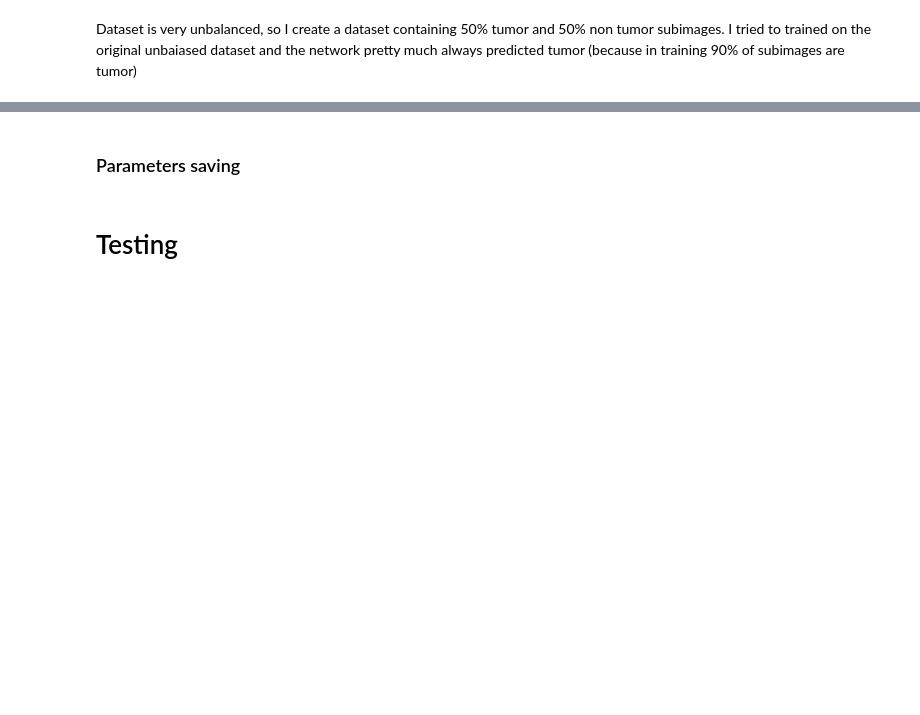
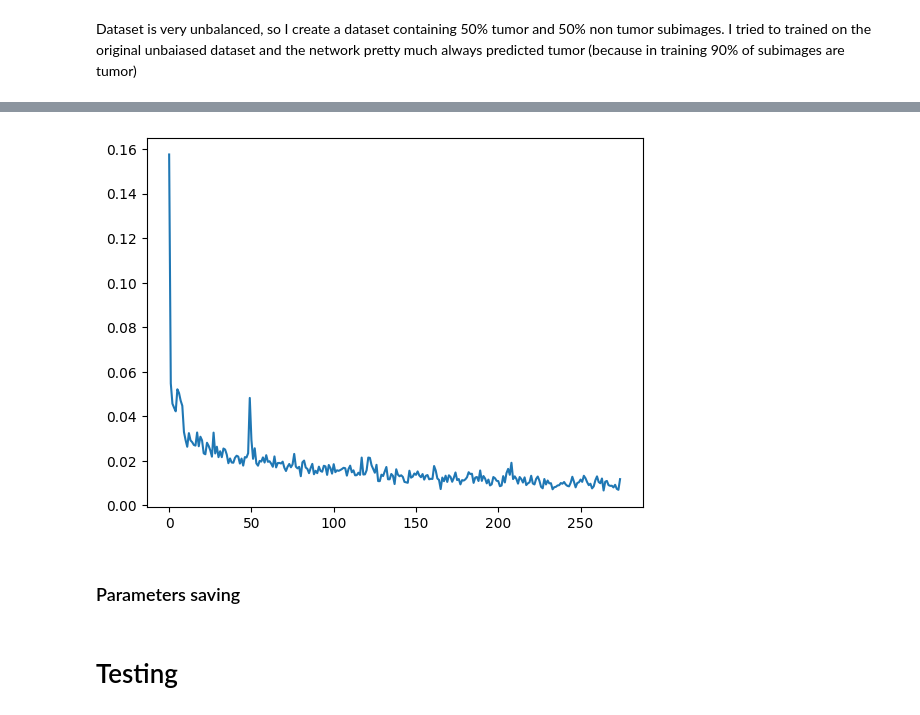
Before and after one commit to Luca-Olivieri/NAML_project, a Jupyter notebook: src/main_new.ipynb, the cells around one changed output, grey strips where cells are left out. Saved outputs shown, nothing was run; the diff lists cells and outputs as text; code cells hidden in the pictures; blank space fills up the shorter version.

```diff
--- a/src/main_new.ipynb
+++ b/src/main_new.ipynb
@@ -678,16 +691,18 @@ save = True # regardless of the actual training
 Dataset is very unbalanced, so I create a dataset containing 50% tumor and 50% non tumor subimages.
 I tried to trained on the original unbaiased dataset and the network pretty much always predicted tumor (because in training 90% of subimages are tumor)
 # %%
-undersampled_loader = None
+train_loader = None
 val_loader = None
 # %%
 if training == True:
-  batch_size = 100
 
-  del undersampled_loader, val_loader
+  batch_size = 200
+
+  del train_loader, val_loader
   torch.cuda.empty_cache()
 
-  undersampled_loader, val_loader = create_dataloader(batch_size, n=20_000, p=0.5)
-	# n denotes the number of 64x64 images,
-	# p denote the percentage of non-tumor images
+  train_loader, val_loader = create_dataloader(batch_size, n=10_000, p=0.5, k=100, balance=True, full=False)
+	# n denotes the number of 64x64 images.
+	# p denote the percentage of non-tumor images.
+  # k denotes the number of validation 64x64 images.
 # %% [output]
@@ -730,3 +757,8 @@ KeyboardInterrupt:
+# %%
+if training == True:
+  plt.plot(e_l)
+# %% [output]
+[figure, added]
 # %% [markdown]
 ### Parameters saving
 # %%
```
Also changed, not shown: parts of 31 cells of this notebook.
